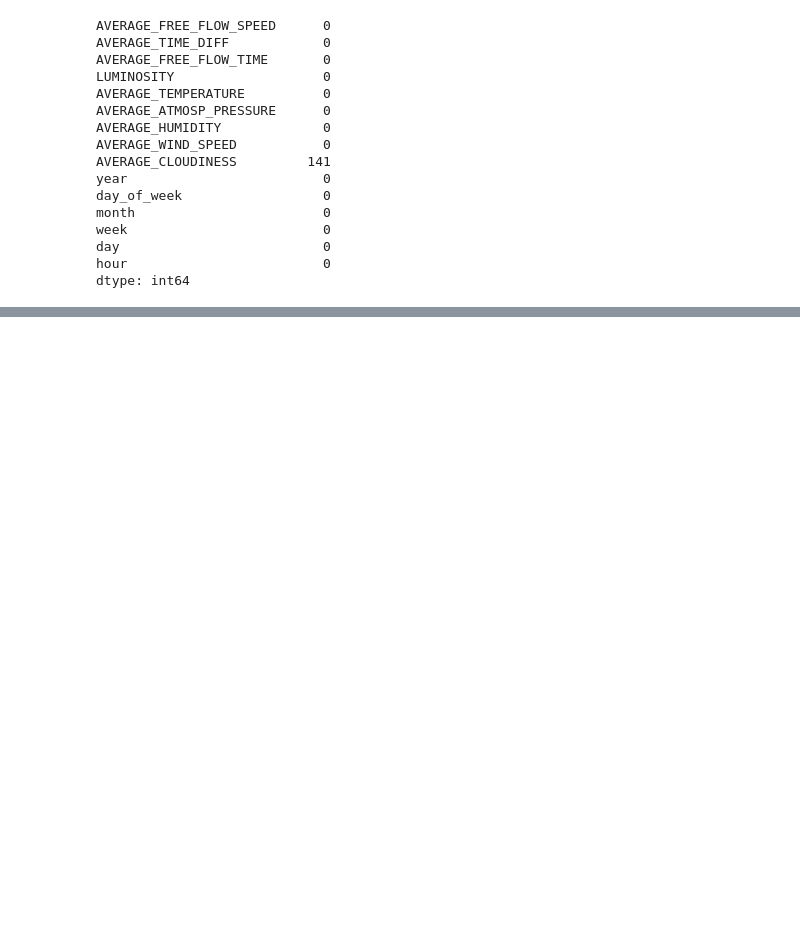
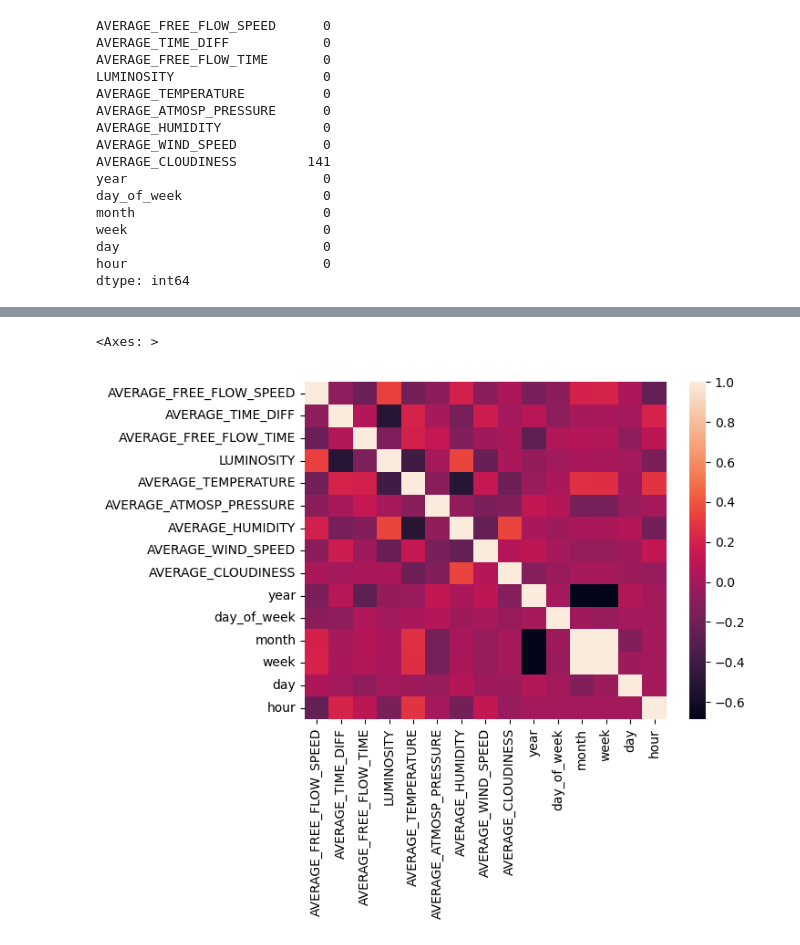
Before and after one commit to GuilhermeLobo225/DAA, a Jupyter notebook: Project.ipynb, the cells around one changed output, grey strips where cells are left out. Drawn from its saved outputs; the diff is of its cells as text; code cells hidden in the pictures; blank space fills up the shorter version.

```diff
--- a/Project.ipynb
+++ b/Project.ipynb
@@ -369,3 +342,8 @@ plt.show()
+# %%
+sns.heatmap(X_train.corr(numeric_only=True))
+# %% [output]
+<Axes: >
+[figure, added]
 # %%
 # Decision Tree Classifier
 # Filter out rows where y_train is NaN
```
Also changed, not shown: parts of 3 cells of this notebook, 3 other files.
